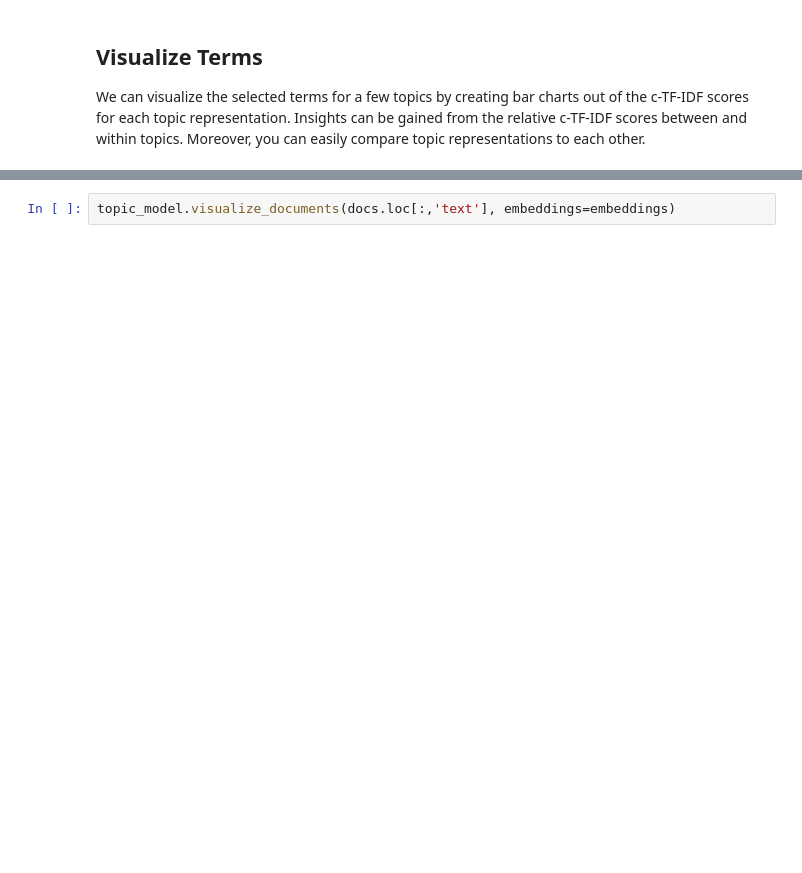
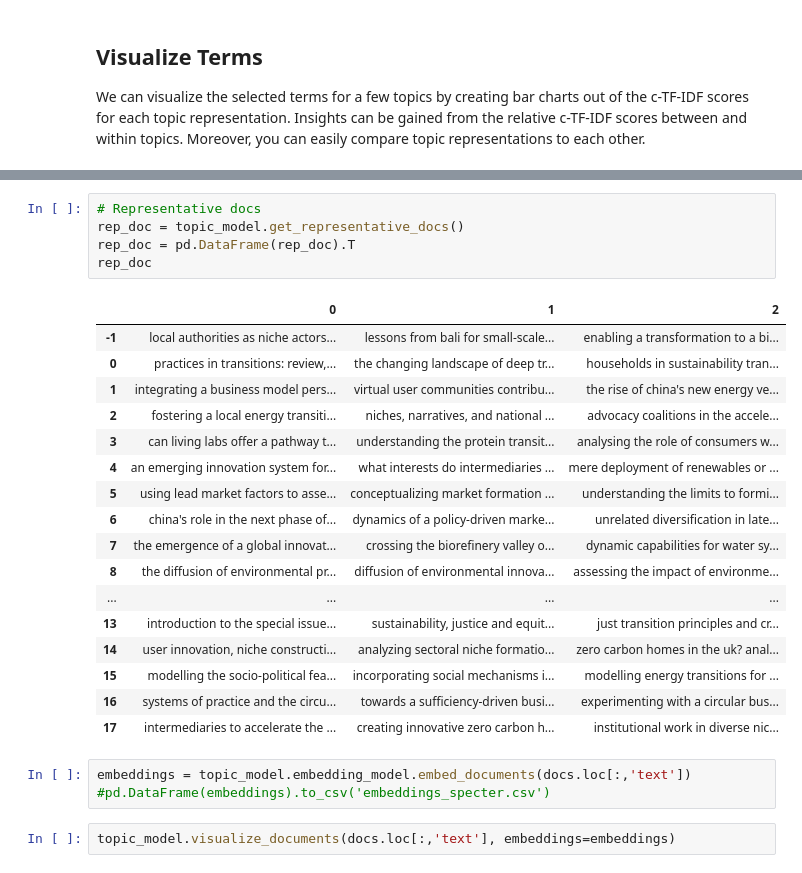
Before and after one commit to daniel-hain/bibliometrics_EIST_2021, a Jupyter notebook: python/BERTopic_EIST.ipynb, the cells around one changed output, grey strips where cells are left out. Drawn from its saved outputs; the diff is of its cells as text; blank space fills up the shorter version.

```diff
--- a/python/BERTopic_EIST.ipynb
+++ b/python/BERTopic_EIST.ipynb
@@ -213,5 +215,31 @@ topic_model.visualize_barchart(top_n_topics=50, n_words = 15)
 # %% [output]
 [interactive output not drawn]
+# %%
+# Representative docs
+rep_doc = topic_model.get_representative_docs()
+rep_doc = pd.DataFrame(rep_doc).T
+rep_doc
+# %% [output]
+|  | 0 | 1 | 2 |
+| -1 | local authorities as niche actors... | lessons from bali for small-scale... | enabling a transformation to a bi... |
+| 0 | practices in transitions: review,... | the changing landscape of deep tr... | households in sustainability tran... |
+| 1 | integrating a business model pers... | virtual user communities contribu... | the rise of china's new energy ve... |
+| 2 | fostering a local energy transiti... | niches, narratives, and national ... | advocacy coalitions in the accele... |
+| 3 | can living labs offer a pathway t... | understanding the protein transit... | analysing the role of consumers w... |
+| 4 | an emerging innovation system for... | what interests do intermediaries ... | mere deployment of renewables or ... |
+| 5 | using lead market factors to asse... | conceptualizing market formation ... | understanding the limits to formi... |
+| 6 | china's role in the next phase of... | dynamics of a policy-driven marke... | unrelated diversification in late... |
+| 7 | the emergence of a global innovat... | crossing the biorefinery valley o... | dynamic capabilities for water sy... |
+| 8 | the diffusion of environmental pr... | diffusion of environmental innova... | assessing the impact of environme... |
+| ... | ... | ... | ... |
+| 13 | introduction to the special issue... | sustainability, justice and equit... | just transition principles and cr... |
+| 14 | user innovation, niche constructi... | analyzing sectoral niche formatio... | zero carbon homes in the uk? anal... |
+| 15 | modelling the socio-political fea... | incorporating social mechanisms i... | modelling energy transitions for ... |
+| 16 | systems of practice and the circu... | towards a sufficiency-driven busi... | experimenting with a circular bus... |
+| 17 | intermediaries to accelerate the ... | creating innovative zero carbon h... | institutional work in diverse nic... |
+# %%
+embeddings = topic_model.embedding_model.embed_documents(docs.loc[:,'text'])
+#pd.DataFrame(embeddings).to_csv('embeddings_specter.csv')
 # %%
 topic_model.visualize_documents(docs.loc[:,'text'], embeddings=embeddings)
 # %% [output]
```
Also changed, not shown: parts of 27 cells of this notebook.
